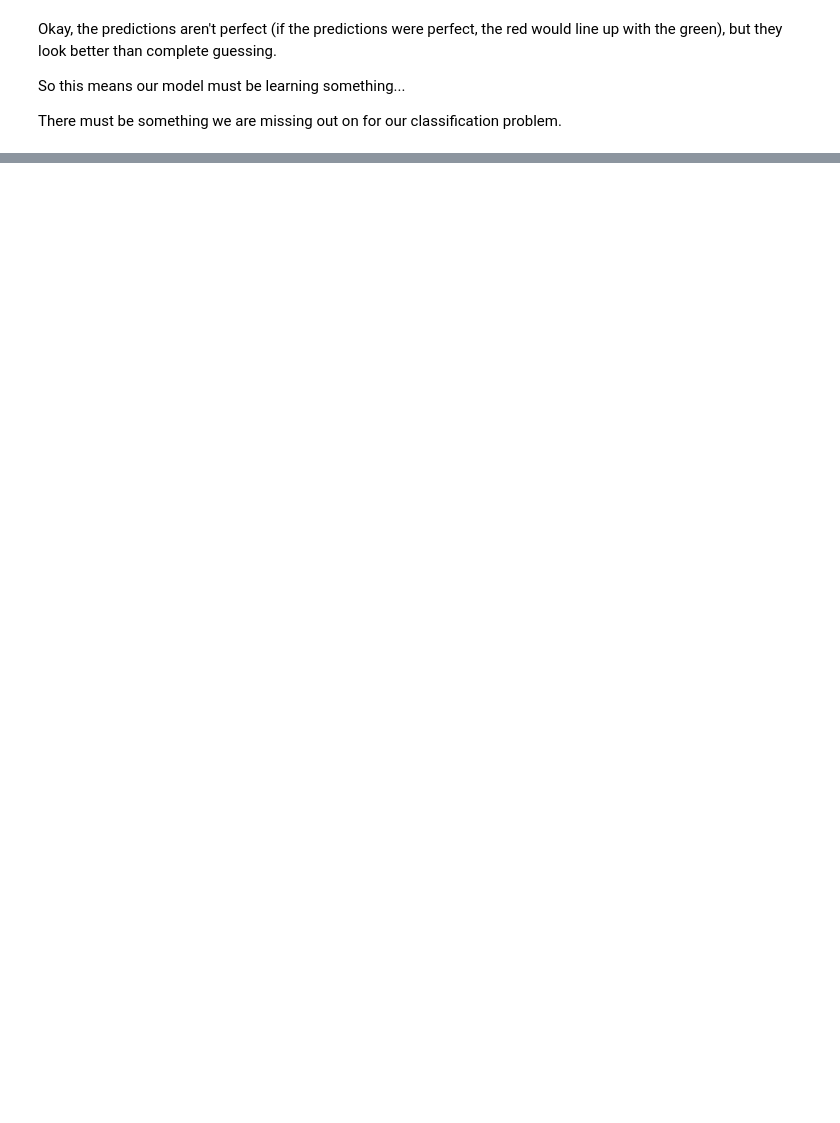
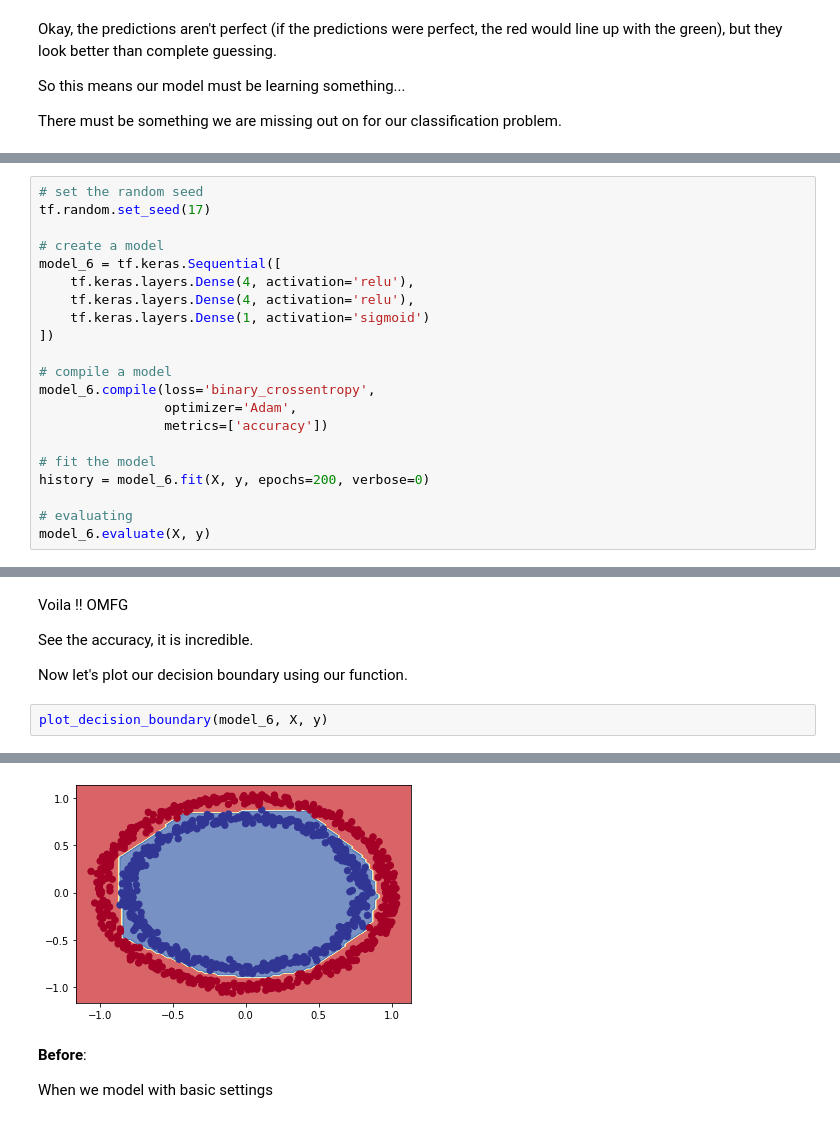
Before and after one commit to SaketMunda/tensorflow-fundamentals, a Jupyter notebook: 02_neural_network_classfication_with_tensorflow.ipynb, the cells around one changed output, grey strips where cells are left out. Cells and saved outputs as stored; diff of their text form; blank space fills up the shorter version.

Commit message:
non linear activation functions

```diff
--- a/02_neural_network_classfication_with_tensorflow.ipynb
+++ b/02_neural_network_classfication_with_tensorflow.ipynb
@@ -428,0 +514,21 @@ There must be something we are missing out on for our classification problem.
+# %%
+# set the random seed
+tf.random.set_seed(17)
+
+# create a model
+model_6 = tf.keras.Sequential([
+    tf.keras.layers.Dense(4, activation='relu'),
+    tf.keras.layers.Dense(4, activation='relu'),
+    tf.keras.layers.Dense(1, activation='sigmoid')
+])
+
+# compile a model
+model_6.compile(loss='binary_crossentropy',
+                optimizer='Adam',
+                metrics=['accuracy'])
+
+# fit the model
+history = model_6.fit(X, y, epochs=200, verbose=0)
+
+# evaluating
+model_6.evaluate(X, y)
@@ -428,0 +538,10 @@ There must be something we are missing out on for our classification problem.
+# %% [markdown]
+Voila !! OMFG
+
+
+See the accuracy, it is incredible.
+
+Now let's plot our decision boundary using our function.
+# %%
+plot_decision_boundary(model_6, X, y)
+# %% [output]
@@ -428,0 +550,5 @@ There must be something we are missing out on for our classification problem.
+[figure, added]
+# %% [markdown]
+**Before**:
+
+When we model with basic settings
```
Also changed, not shown: parts of 22 cells of this notebook.
